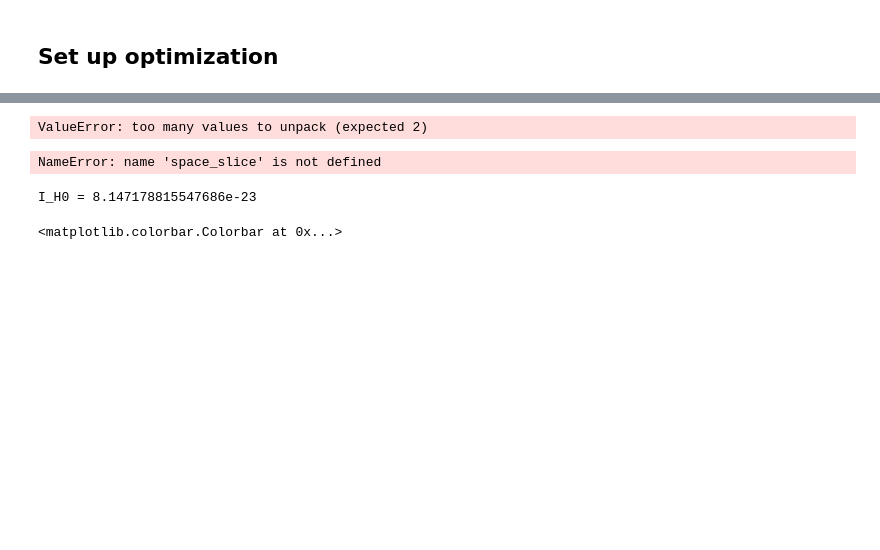
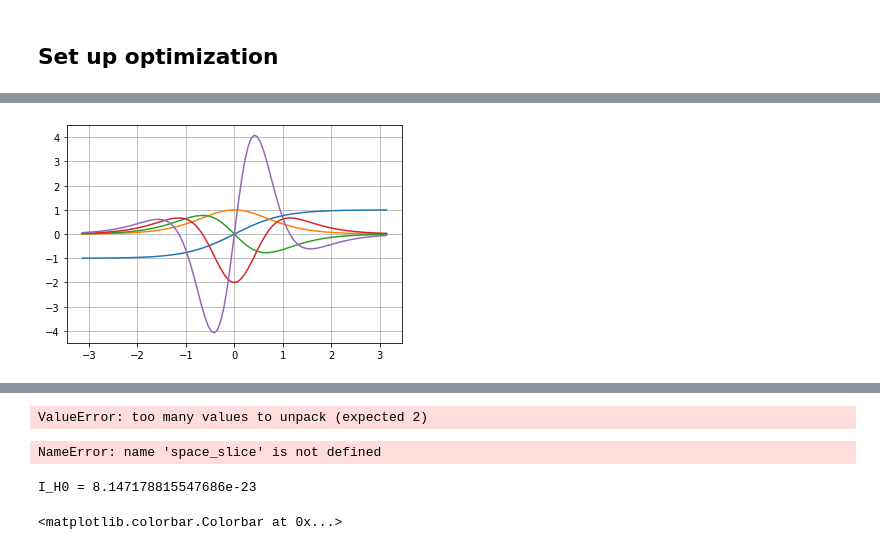
Before and after one commit to doddgray/optics_modeling, a Jupyter notebook: modes/modes.ipynb, the cells around one changed output, grey strips where cells are left out. Saved outputs shown, nothing was run; the diff lists cells and outputs as text; code cells hidden in the pictures; blank space fills up the shorter version.

```diff
--- a/modes/modes.ipynb
+++ b/modes/modes.ipynb
@@ -1431,0 +1803,19 @@ AttributeError: 'tuple' object has no attribute 'shape'
+# %%
+from autograd import grad, value_and_grad
+def f(x):
+    return npa.tanh(x)
+
+dfdx = elementwise_grad(f)
+
+x = npa.linspace(-π,π,100)
+# plt.plot(x,f(x))
+# plt.plot(x,dfdx(x))
+plt.plot(x,f(x),'-')
+ax = plt.gca()
+func = f
+for _ in range(4):
+    func = elementwise_grad(func)
+    ax.plot(x, func(x),'-')
+plt.grid()
+# %% [output]
+[figure, added]
```
Also changed, not shown: parts of 31 cells of this notebook, 5 other files.
